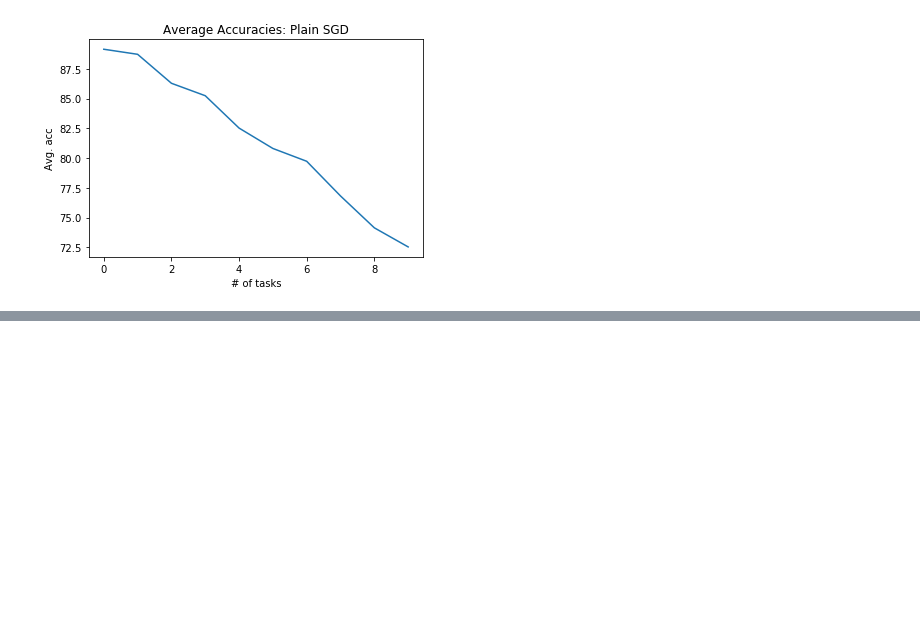
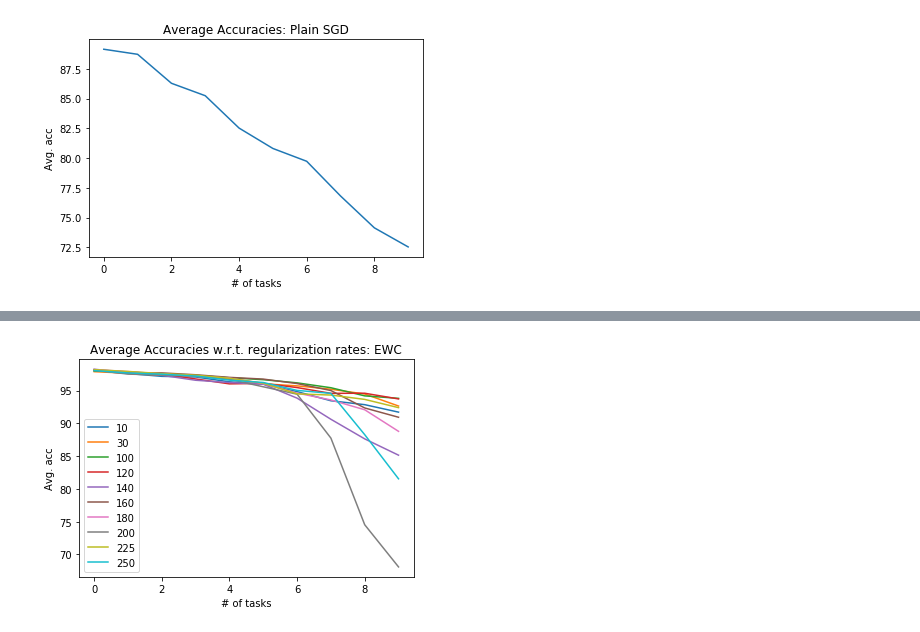
Before and after one commit to hursung1/grad_project, a Jupyter notebook: MNIST_Continual_Learning_Final.ipynb, the cells around one changed output, grey strips where cells are left out. Cells and saved outputs as stored; diff of their text form; code cells hidden in the pictures; blank space fills up the shorter version.

Commit message:
EWC learning find reg. term coefficient greedily + graph

```diff
--- a/MNIST_Continual_Learning_Final.ipynb
+++ b/MNIST_Continual_Learning_Final.ipynb
@@ -49,12 +51,17 @@ class PermutedMNISTDataLoader(torchvision.datasets.MNIST):
 # %%
 batch_size = 64
-num_tasks = 10
+learning_rate = 1e-3
+num_task = 10
+num_epochs = 20
+sample_size = 100
+
+criterion = nn.CrossEntropyLoss()
 
 def permute_mnist():
     train_loader = {}
     test_loader = {}
 
-    for i in range(num_tasks):
+    for i in range(num_task):
         shuffle_seed = np.arange(28*28)
         np.random.shuffle(shuffle_seed)
         train_loader[i] = torch.utils.data.DataLoader(
@@ -109,11 +105,12 @@ class NeuralNet(nn.Module):
 # %% [markdown]
 ### Get Fisher Matrix
 # %%
+'''
 def fisher(net, data_loader, task):
     fisher_mat = []
     for i in range(task):
         for n, data in enumerate(data_loader[i]):
-            if(n == task-i-1):
+            if(n == task-1):
                 data_ = data[0]
                 break
 
@@ -141,7 +138,7 @@ def fisher(net, data_loader, task):
     return fisher_mat
 
 ############################################################################
-    '''
+
     params = {n : p for n, p in net.named_parameters() if p.requires_grad}
     fisher_mat = {}
     for n, p in deepcopy(params).items():
@@ -162,4 +159,4 @@ def fisher(net, data_loader, task):
     fisher_mat = {n : p for n, p in fisher_mat.items()}
     #print("Time: %.3f" %(time.time() - start_time))
     return fisher_mat
-    '''
+'''
@@ -308,16 +388,16 @@ def L2_Learning(learning_rate, num_task):
 # %%
 def EWC_Learning(learning_rate, num_task):
     learning_acc = {}
-    reg_coef_list = [3, 10, 30, 100, 300, 1000, 3000, 10000]
+    reg_coef_list = [10, 30, 100, 120, 140, 160, 180, 200, 225, 250] #[10 ~ 250] 정도로 lambda 설정
     for reg_coef in reg_coef_list:
         net = NeuralNet()
         if torch.cuda.is_available():
             print("Use GPU")
             net.cuda()
 
-        optimizer = optim.SGD(net.parameters(), lr=learning_rate)
+        optimizer = optim.Adam(net.parameters(), lr=learning_rate)
         print("Penalty term coefficient: ", reg_coef)
-        learning_acc[reg_coef] = Continual_Learning(net, optimizer, num_task, reg_coef, learn_mode=2)
+        learning_acc[reg_coef] = Learning_Function(net, optimizer, num_task, reg_coef, learn_mode=2)
 
     return learning_acc
 # %%
@@ -393,0 +470,13 @@ Average accuracy after training task 3: 87 %
+# %%
+plt.xlabel("# of tasks")
+plt.ylabel("Avg. acc")
+plt.title("Average Accuracies w.r.t. regularization rates: EWC")
+
+for coef, acc_dict in EWC_acc.items():
+    x, y = list(acc_dict.keys()), list(acc_dict.values())
+    plt.plot(x, y, label=str(coef))
+
+plt.legend(loc=3)
+plt.show()
+# %% [output]
+[figure, added]
```
Also changed, not shown: parts of 8 cells of this notebook.
